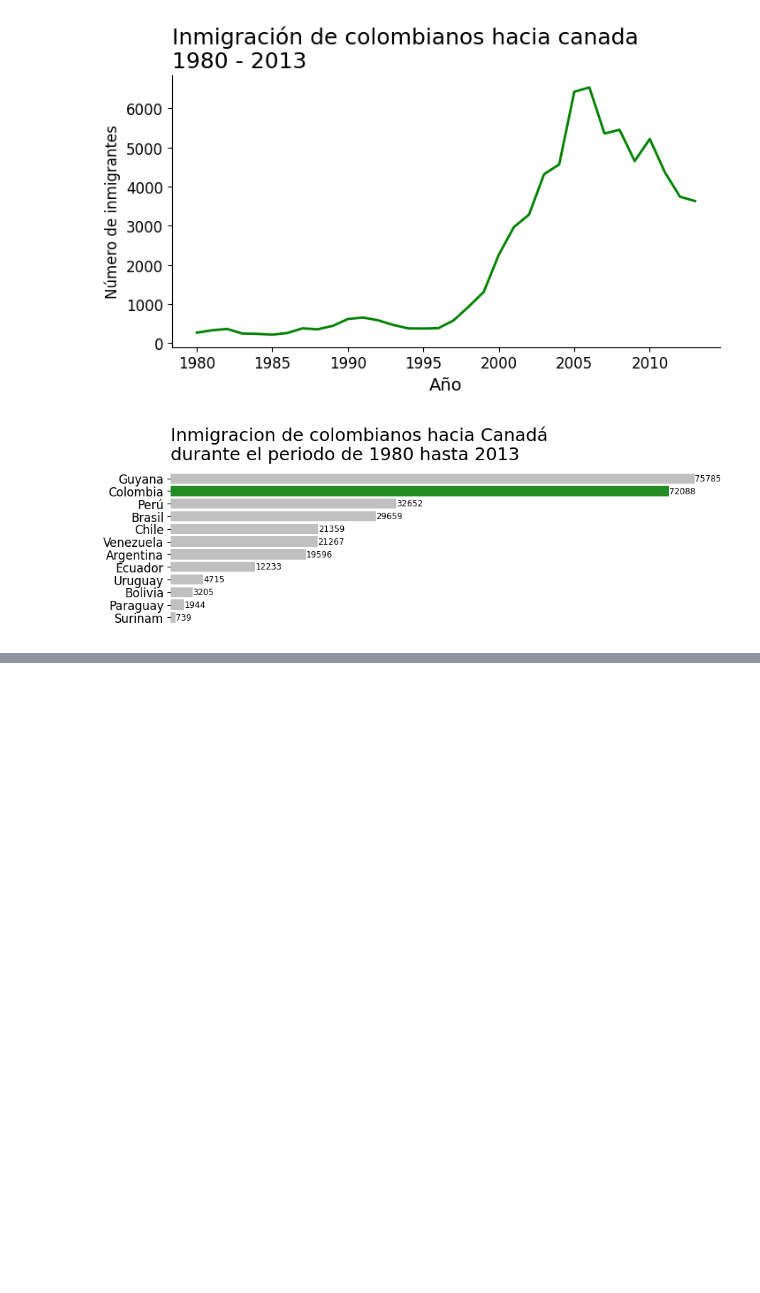
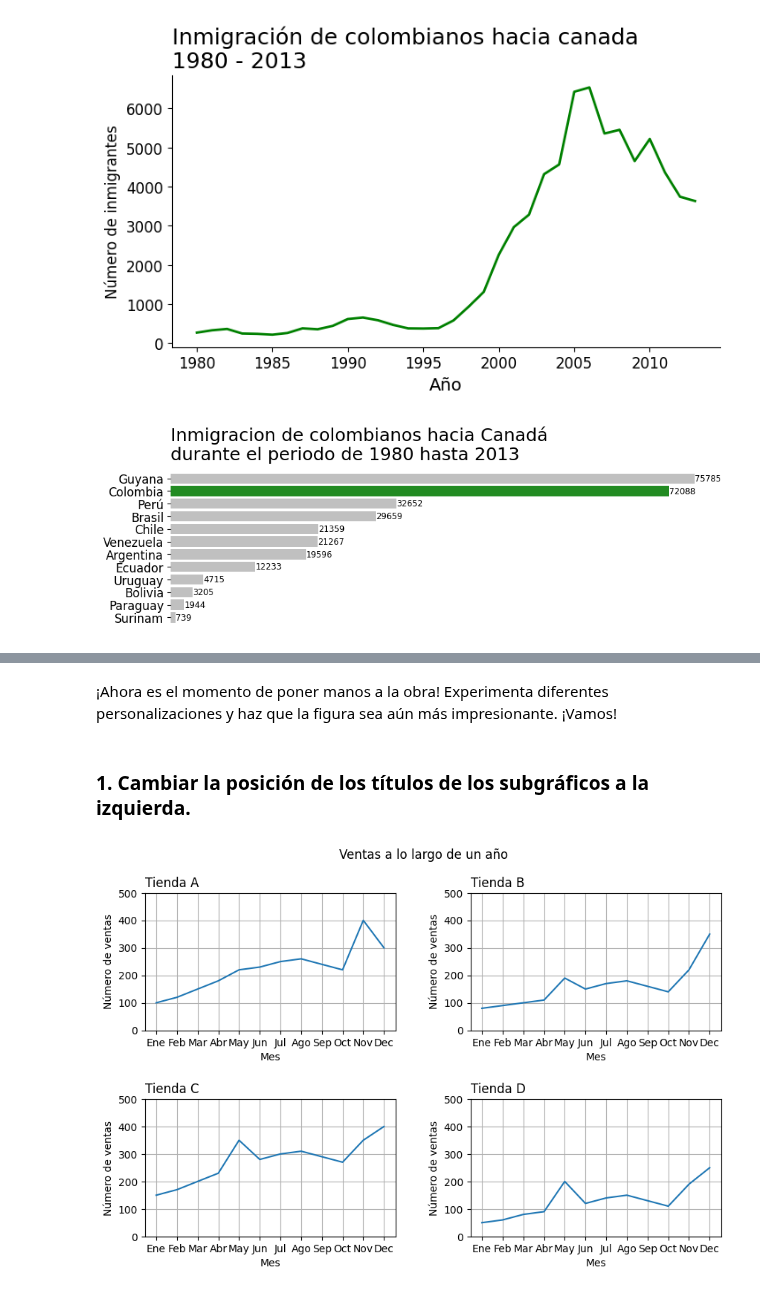
Before and after one commit to Liuz8/ETL-Oracle-Curso, a Jupyter notebook: graficos.ipynb, the cells around one changed output, grey strips where cells are left out. Saved outputs shown, nothing was run; the diff lists cells and outputs as text; code cells hidden in the pictures; blank space fills up the shorter version.

```diff
--- a/graficos.ipynb
+++ b/graficos.ipynb
@@ -873,0 +900,40 @@ plt.show()
+# %% [markdown]
+¡Ahora es el momento de poner manos a la obra! Experimenta diferentes personalizaciones y haz que la figura sea aún más impresionante. ¡Vamos!
+# %% [markdown]
+### 1. Cambiar la posición de los títulos de los subgráficos a la izquierda.
+# %%
+# Creamos las 4 figuras
+fig, axs = plt.subplots(2,2,figsize=(10,6))
+fig.subplots_adjust(hspace=0.5,wspace=0.3) # Espacio entre graficos
+fig.suptitle('Ventas a lo largo de un año')
+
+axs[0,0].plot(ventas.loc['A'])
+axs[0,0].set_title('Tienda A', loc='left')
+
+axs[0,1].plot(ventas.loc['B'])
+axs[0,1].set_title('Tienda B', loc='left')
+
+axs[1,0].plot(ventas.loc['C'])
+axs[1,0].set_title('Tienda C', loc='left')
+
+axs[1,1].plot(ventas.loc['D'])
+axs[1,1].set_title('Tienda D', loc='left')
+
+ymin=0
+ymax=500
+
+for ax in axs.ravel(): # ravel toma arage multidimensional a un arage unidimensional
+    ax.set_ylim(ymin,ymax)
+
+for ax in axs.flat:
+    # ax.xaxis.set_major_locator(plt.MultipleLocator(5))
+    ax.set_xlabel('Mes')
+    ax.set_ylabel('Número de ventas')
+    ax.grid()
+
+fig.savefig('ventas_de_tiendas.png',
+            transparent=False,dpi=300,bbox_inches='tight')
+
+plt.show()
+# %% [output]
+[figure, added]
```
Also changed, not shown: parts of 13 cells of this notebook, 1 other file.
